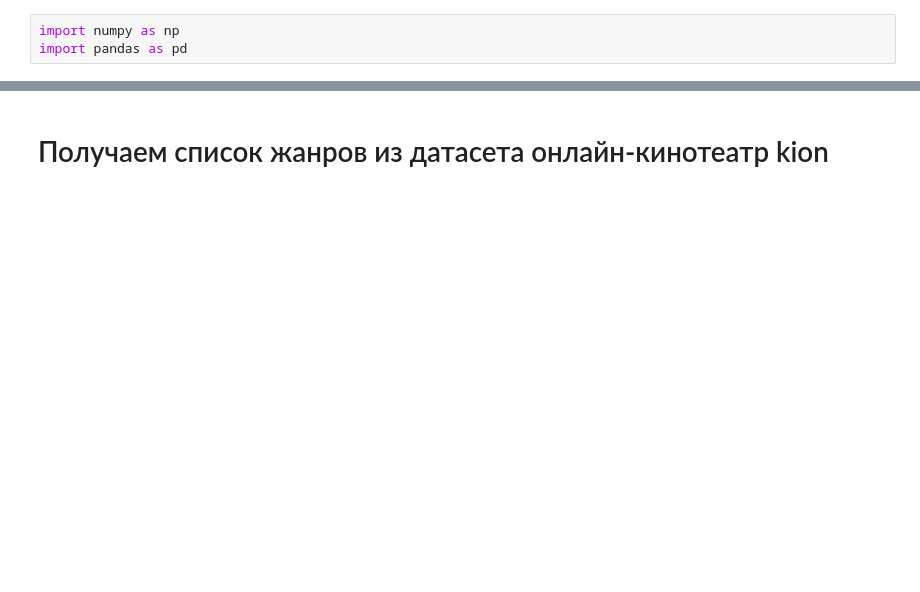
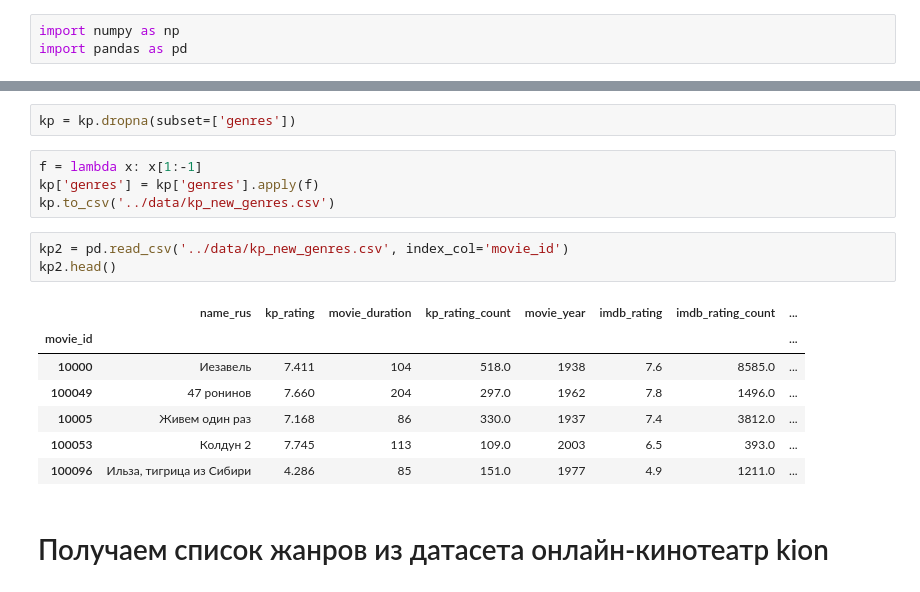
Before and after one commit to dann1erel/movie_rec_system, a Jupyter notebook: services/data_processing.ipynb, the cells around one changed output, grey strips where cells are left out. Cells and saved outputs as stored; diff of their text form; blank space fills up the shorter version.

```diff
--- a/services/data_processing.ipynb
+++ b/services/data_processing.ipynb
@@ -25,2 +54,19 @@ Name: movie, dtype: object
+# %%
+kp = kp.dropna(subset=['genres'])
+# %%
+f = lambda x: x[1:-1]
+kp['genres'] = kp['genres'].apply(f)
+kp.to_csv('../data/kp_new_genres.csv')
+# %%
+kp2 = pd.read_csv('../data/kp_new_genres.csv', index_col='movie_id')
+kp2.head()
+# %% [output]
+|  | name_rus | kp_rating | movie_duration | kp_rating_count | movie_year | imdb_rating | imdb_rating_count | ... |
+| movie_id |  |  |  |  |  |  |  | ... |
+| 10000 | Иезавель | 7.411 | 104 | 518.0 | 1938 | 7.6 | 8585.0 | ... |
+| 100049 | 47 ронинов | 7.660 | 204 | 297.0 | 1962 | 7.8 | 1496.0 | ... |
+| 10005 | Живем один раз | 7.168 | 86 | 330.0 | 1937 | 7.4 | 3812.0 | ... |
+| 100053 | Колдун 2 | 7.745 | 113 | 109.0 | 2003 | 6.5 | 393.0 | ... |
+| 100096 | Ильза, тигрица из Сибири | 4.286 | 85 | 151.0 | 1977 | 4.9 | 1211.0 | ... |
 # %% [markdown]
 # Получаем список жанров из датасета онлайн-кинотеатр kion
```
Also changed, not shown: parts of 18 cells of this notebook, 4 other files.
